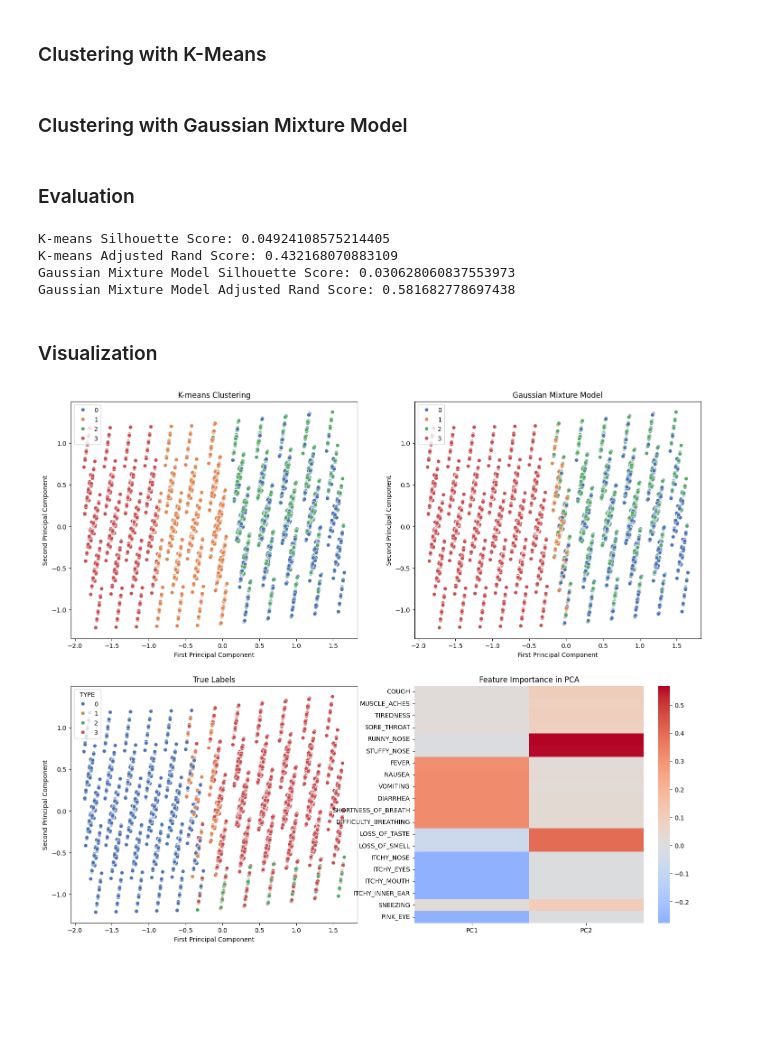
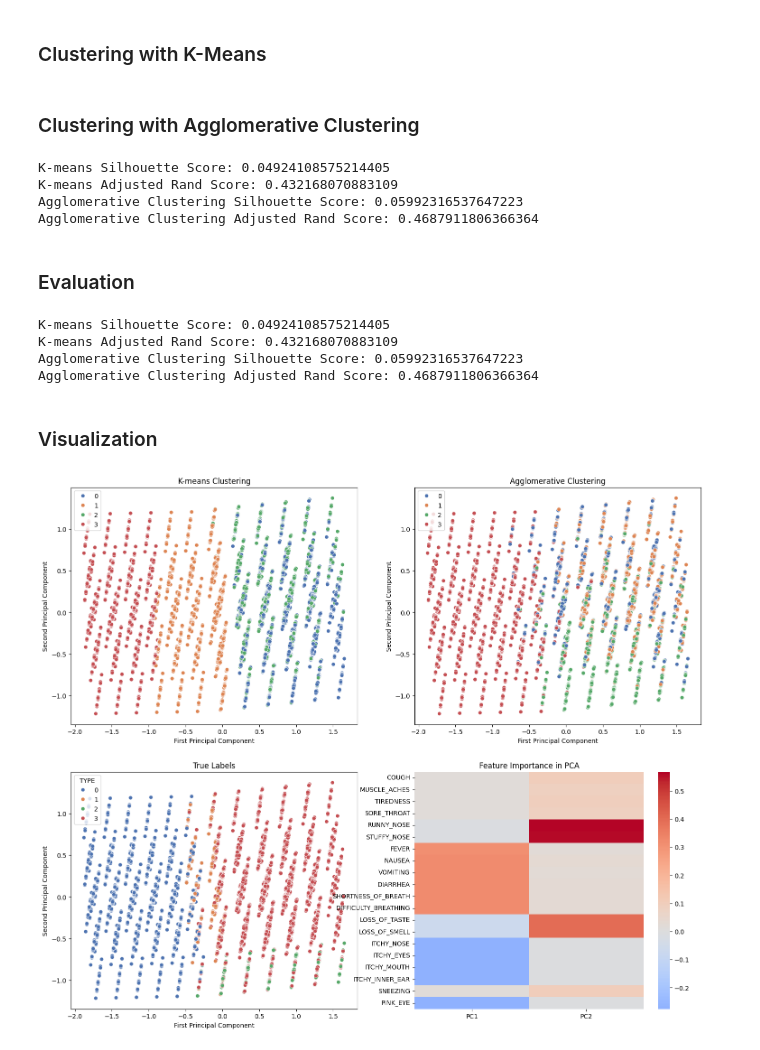
Before and after one commit to jambo0624/assign3, a Jupyter notebook: Assignment3-Group5.ipynb, the cells around one changed output. Saved outputs shown, nothing was run; the diff lists cells and outputs as text; code cells hidden in the pictures; blank space fills up the shorter version.

Commit message:
feat: cluster with 2 versions

```diff
--- a/Assignment3-Group5.ipynb
+++ b/Assignment3-Group5.ipynb
@@ -280,4 +353,4 @@ Combined dataset shape: (44453, 21)
 kmeans = KMeans(n_clusters=4,random_state=42)
 kmeans_labels = kmeans.fit_predict(X)
 # %% [markdown]
-### Clustering with Gaussian Mixture Model
+### Clustering with Agglomerative Clustering
@@ -287,15 +357,28 @@ gmm_labels = gmm.fit_predict(X)
+# %%
+agglomerative = AgglomerativeClustering(n_clusters=4)
+agglomerative_labels = agglomerative.fit_predict(X)
+# %%
+print("K-means Silhouette Score:", silhouette_score(X, kmeans_labels))
+print("K-means Adjusted Rand Score:", adjusted_rand_score(y, kmeans_labels))
+print("Agglomerative Clustering Silhouette Score:", silhouette_score(X, agglomerative_labels))
+print("Agglomerative Clustering Adjusted Rand Score:", adjusted_rand_score(y, agglomerative_labels))
+# %% [output]
+K-means Silhouette Score: 0.04924108575214405
+K-means Adjusted Rand Score: 0.432168070883109
+Agglomerative Clustering Silhouette Score: 0.05992316537647223
+Agglomerative Clustering Adjusted Rand Score: 0.4687911806366364
 # %% [markdown]
 ### Evaluation
 # %%
 print("K-means Silhouette Score:", silhouette_score(X, kmeans_labels))
 print("K-means Adjusted Rand Score:", adjusted_rand_score(y, kmeans_labels))
-print("Gaussian Mixture Model Silhouette Score:", silhouette_score(X, gmm_labels))
-print("Gaussian Mixture Model Adjusted Rand Score:", adjusted_rand_score(y, gmm_labels))
+print("Agglomerative Clustering Silhouette Score:", silhouette_score(X, agglomerative_labels))
+print("Agglomerative Clustering Adjusted Rand Score:", adjusted_rand_score(y, agglomerative_labels))
 # %% [output]
 K-means Silhouette Score: 0.04924108575214405
 K-means Adjusted Rand Score: 0.432168070883109
-Gaussian Mixture Model Silhouette Score: 0.030628060837553973
-Gaussian Mixture Model Adjusted Rand Score: 0.581682778697438
+Agglomerative Clustering Silhouette Score: 0.05992316537647223
+Agglomerative Clustering Adjusted Rand Score: 0.4687911806366364
 # %% [markdown]
 ### Visualization
 # %%
@@ -309,34 +392,34 @@ plt.figure(figsize=(18, 15))
 # Plot 1: K-means clustering
 plt.subplot(2, 2, 1)
 sns.scatterplot(x=X_pca[:, 0], y=X_pca[:, 1], hue=kmeans_labels, palette='deep')
 plt.title('K-means Clustering')
 plt.xlabel('First Principal Component')
 plt.ylabel('Second Principal Component')
 
-# Plot 2: Gaussian Mixture Model
+# Plot 2: Agglomerative Clustering
 plt.subplot(2, 2, 2)
-sns.scatterplot(x=X_pca[:, 0], y=X_pca[:, 1], hue=gmm_labels, palette='deep')
-plt.title('Gaussian Mixture Model')
+sns.scatterplot(x=X_pca[:, 0], y=X_pca[:, 1], hue=agglomerative_labels, palette='deep')
+plt.title('Agglomerative Clustering')
 plt.xlabel('First Principal Component')
 plt.ylabel('Second Principal Component')
 
 # Plot 3: True labels
 plt.subplot(2, 2, 3)
 sns.scatterplot(x=X_pca[:, 0], y=X_pca[:, 1], hue=y, palette='deep')
 plt.title('True Labels')
 plt.xlabel('First Principal Component')
 plt.ylabel('Second Principal Component')
 
 # Plot 4: Feature importance in PCA
 plt.subplot(2, 2, 4)
 feature_importance = pd.DataFrame(
     pca.components_.T,
     columns=['PC1', 'PC2'],
     index=X.columns
 )
 sns.heatmap(feature_importance, cmap='coolwarm', center=0)
 plt.title('Feature Importance in PCA')
 
 plt.show()
 # %% [output]
-[figure, old version]
+[figure, new version]
```
Also changed, not shown: parts of 12 cells of this notebook, 2 other files.
